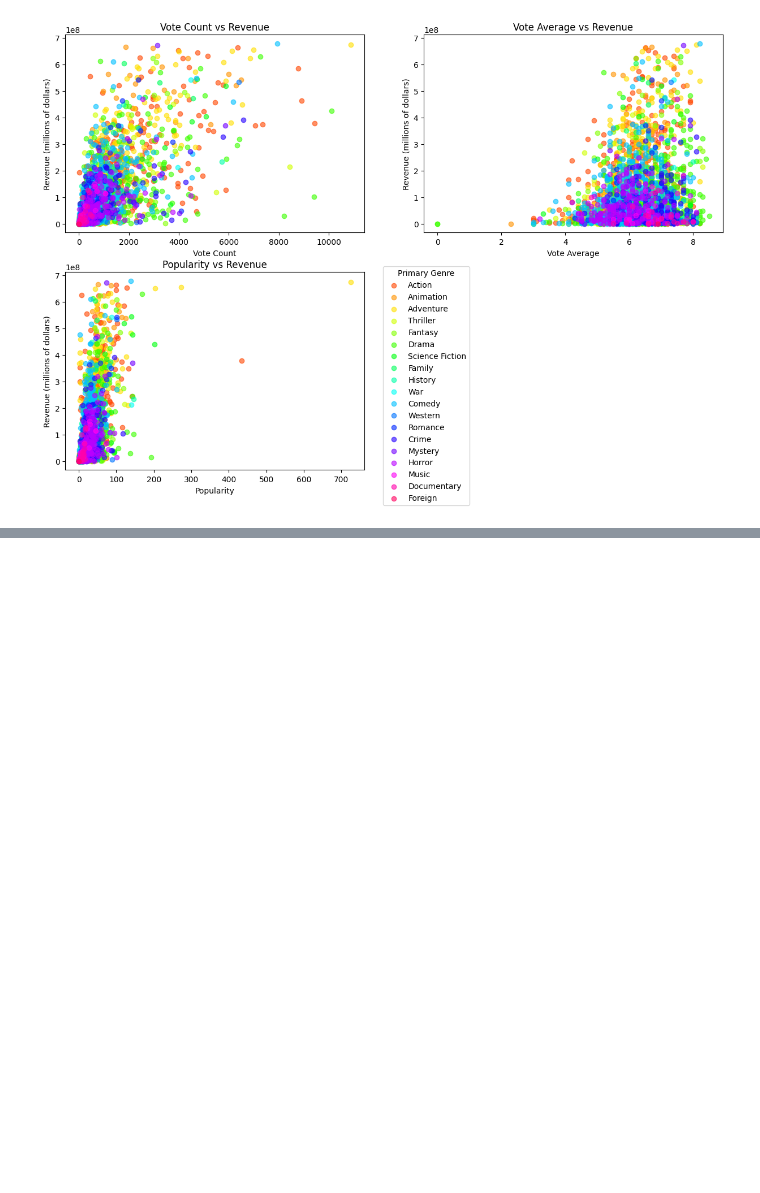
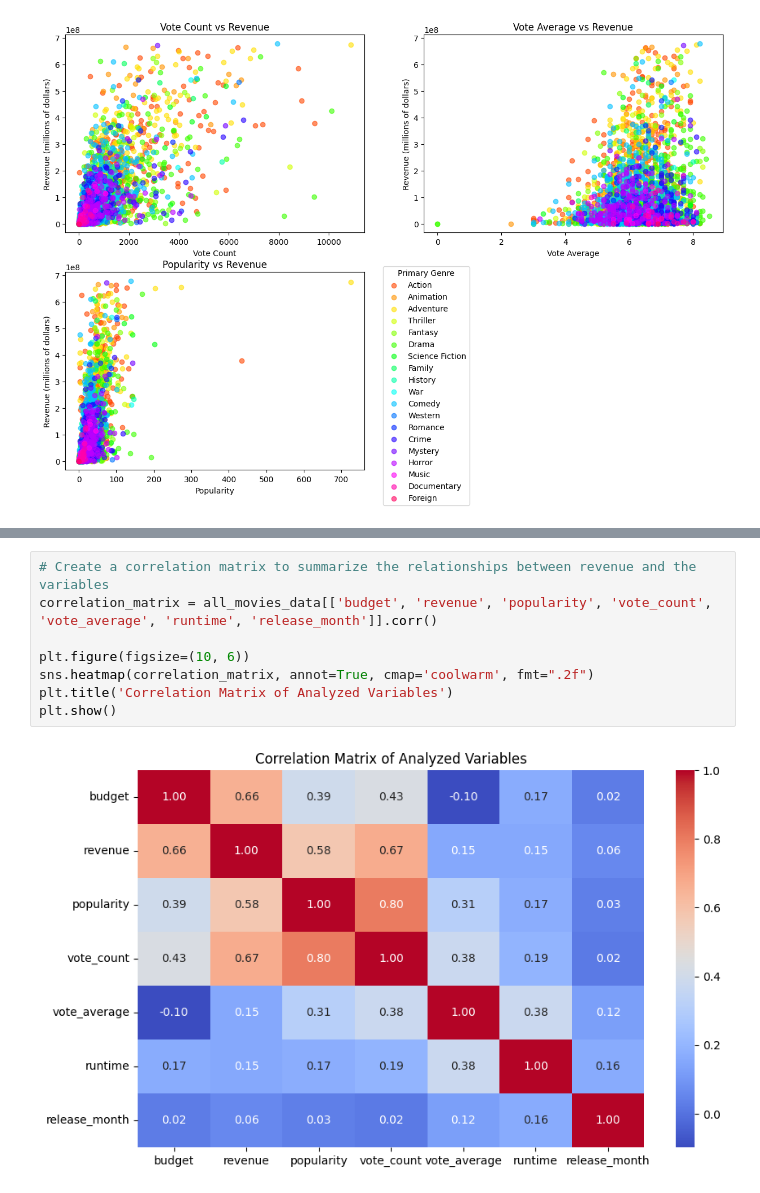
Before and after one commit to AlexMarchini/AAI-500-box-office, a Jupyter notebook: notebooks/box-office-revenue.ipynb, the cells around one changed output, grey strips where cells are left out. Saved outputs shown, nothing was run; the diff lists cells and outputs as text; blank space fills up the shorter version.

```diff
--- a/notebooks/box-office-revenue.ipynb
+++ b/notebooks/box-office-revenue.ipynb
@@ -374,0 +385,10 @@ plt.show()
+# %%
+# Create a correlation matrix to summarize the relationships between revenue and the variables
+correlation_matrix = all_movies_data[['budget', 'revenue', 'popularity', 'vote_count', 'vote_average', 'runtime', 'release_month']].corr()
+
+plt.figure(figsize=(10, 6))
+sns.heatmap(correlation_matrix, annot=True, cmap='coolwarm', fmt=".2f")
+plt.title('Correlation Matrix of Analyzed Variables')
+plt.show()
+# %% [output]
+[figure, added]
```
Also changed, not shown: parts of 12 cells of this notebook.
